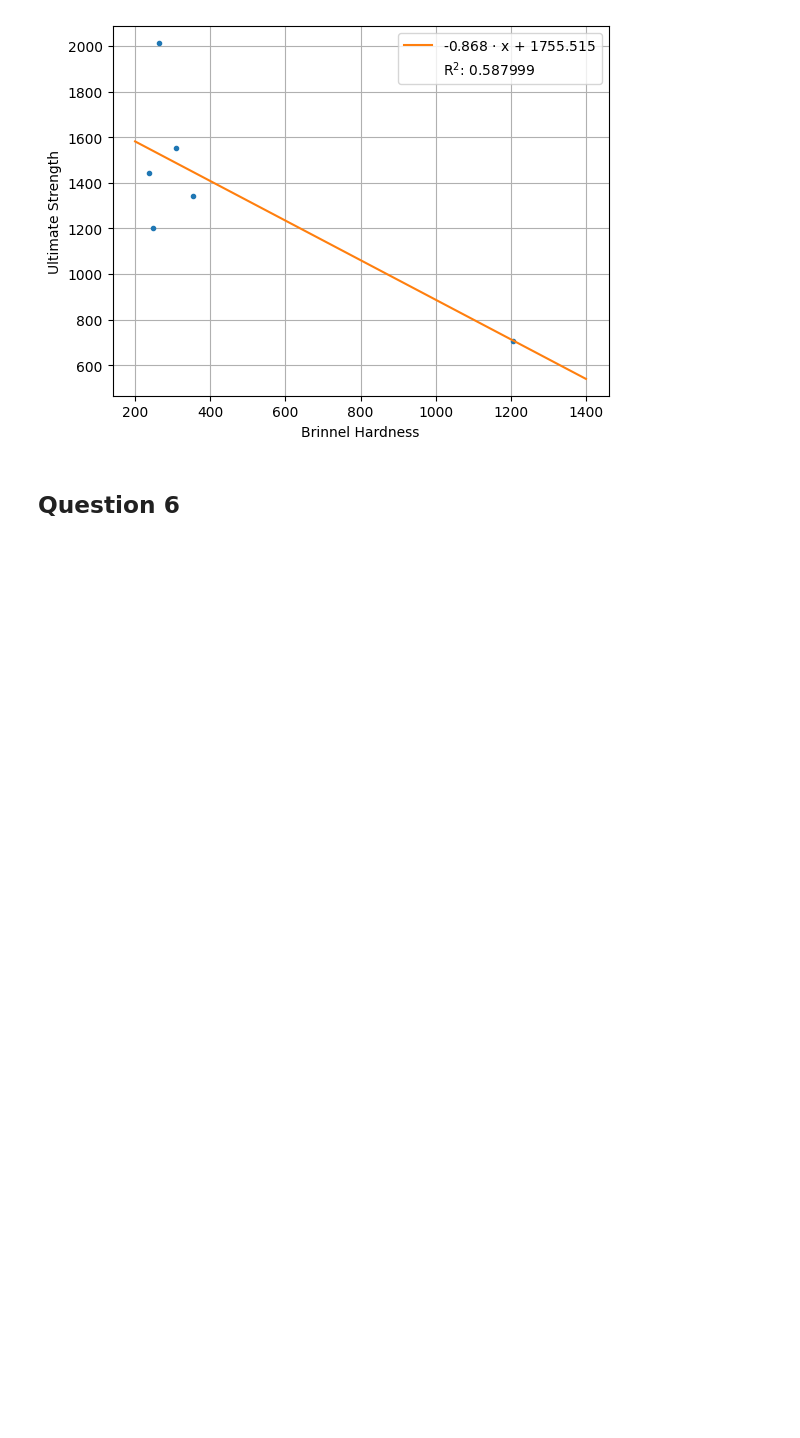
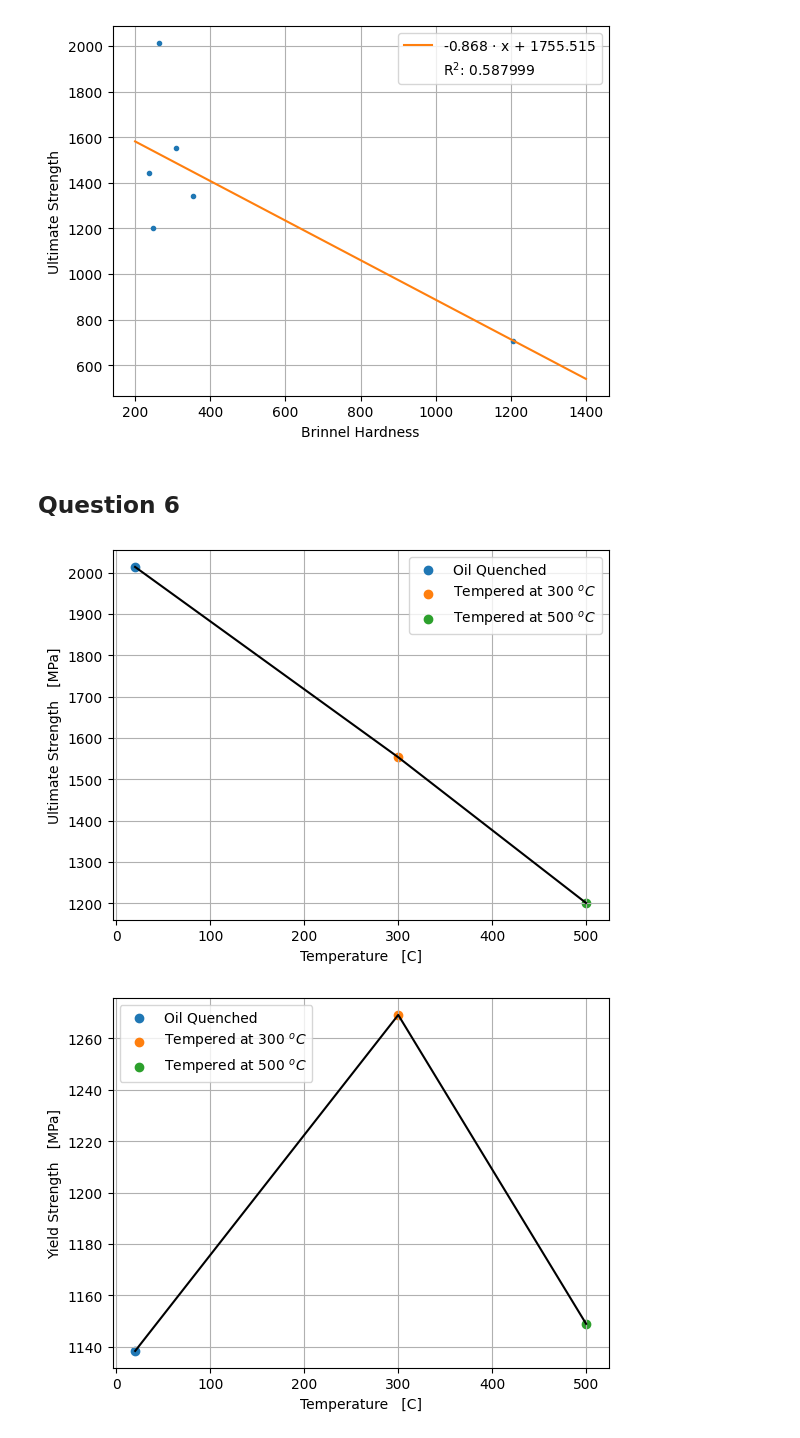
Before and after one commit to nglaser3/NPRE432_Materials, a Jupyter notebook: Lab5/Untitled.ipynb, the cells around one changed output. Cells and saved outputs as stored; diff of their text form; code cells hidden in the pictures; blank space fills up the shorter version.

```diff
--- a/Lab5/Untitled.ipynb
+++ b/Lab5/Untitled.ipynb
@@ -109,6 +109,6 @@ plt.savefig('plots/q1_adjusted.png',dpi=600)
 
 
 label = ['Material','Youngs Modulus [GPa]','Yield Strength','Ultimate Strength','Toughness','Percent Elongation','Brinnel Hardness']
-for l,array in zip(label,[material,youngs,offset,uts,tough,per_elong,brinn]):
-    print(l + ' & ' + to_latex(array))
+for l,array in zip(label,[labels,youngs,offset,uts,tough,per_elong,brinn]):
+    print('\\textbf{'+l+'}' + ' & ' + to_latex(array))
 # %% [output]
@@ -156,20 +162,27 @@ plt.show()
 # %% [markdown]
 ## Question 6
 # %%
-def plotter(y,ylab,savearg,_plot=0):
-    plt.plot(temps,y)
+def plotter(y,ylab,savearg,_plot=1):
+    plt.plot(temps,y,'k')
+    labs = ['Oil Quenched','Tempered at 300 $^oC$','Tempered at 500 $^oC$']
+    for _x,_y,l in zip(temps,y,labs):
+        plt.scatter(_x,_y,label=l)
     plt.xlabel('Temperature   [C]')
     plt.ylabel(ylab)
     plt.grid()
+    plt.legend()
     plt.savefig(f'plots/q6_{savearg}.png',dpi=600)
     if _plot:
         plt.show()
     plt.close()
 
 _keys = [0,1,3]
-temps = [0,300,500]
+temps = [20,300,500]
 
 plotter([uts[i] for i in _keys],'Ultimate Strength   [MPa]','uts')
 plotter([offset[i] for i in _keys],'Yield Strength   [MPa]','offset')
 plotter([youngs[i] for i in _keys],'Youngs Modulus   [GPa]','youngs')
 plotter([per_elong[i] for i in _keys],'Percent Elongation   [%]','per_elong')
+# %% [output]
+[figure, added]
+[figure, added]
```
Also changed, not shown: parts of 3 cells of this notebook, 4 other files.
